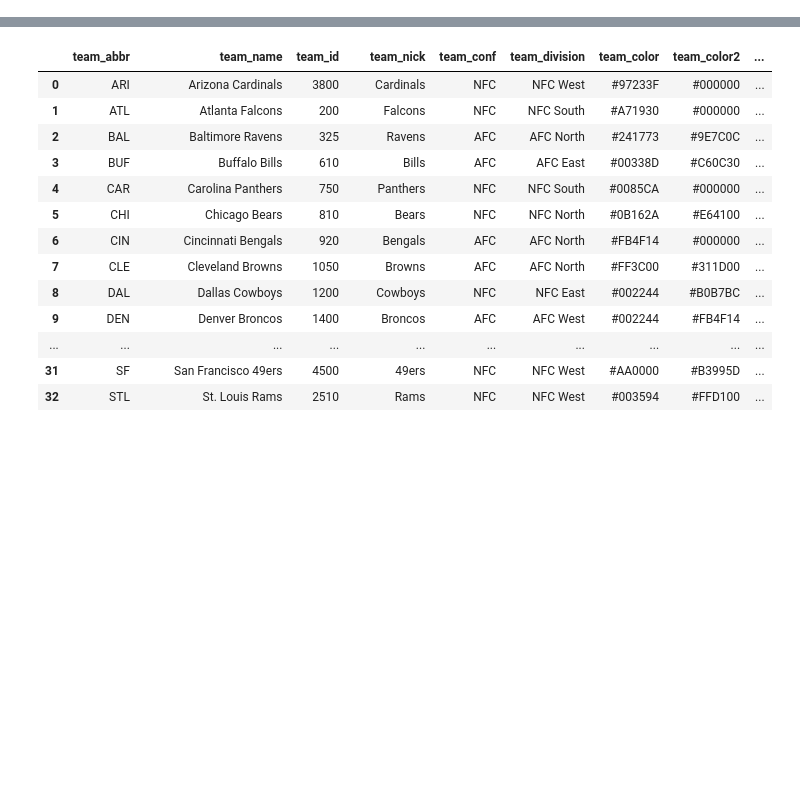
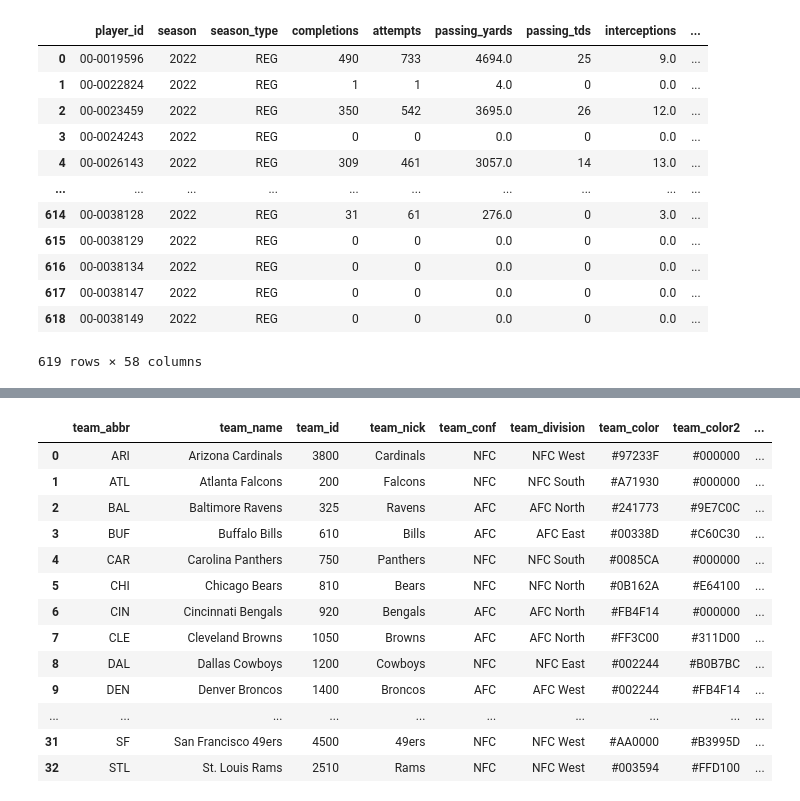
Before and after one commit to osherboudara99/NFL_Stats_Project, a Jupyter notebook: Exploration/test.ipynb, the cells around one changed output, grey strips where cells are left out. Cells and saved outputs as stored; diff of their text form; code cells hidden in the pictures; blank space fills up the shorter version.

```diff
--- a/Exploration/test.ipynb
+++ b/Exploration/test.ipynb
@@ -4,3 +4,20 @@ import numpy as np
 # import matplotlib.pyplot as plt
 # import seaborn as sns
 import nfl_data_py as nfl
+# %%
+pd.set_option('display.max_columns', None)
+nfl.import_seasonal_data(range(2022,2023))
+# %% [output]
+|  | player_id | season | season_type | completions | attempts | passing_yards | passing_tds | interceptions | ... |
+| 0 | 00-0019596 | 2022 | REG | 490 | 733 | 4694.0 | 25 | 9.0 | ... |
+| 1 | 00-0022824 | 2022 | REG | 1 | 1 | 4.0 | 0 | 0.0 | ... |
+| 2 | 00-0023459 | 2022 | REG | 350 | 542 | 3695.0 | 26 | 12.0 | ... |
+| 3 | 00-0024243 | 2022 | REG | 0 | 0 | 0.0 | 0 | 0.0 | ... |
+| 4 | 00-0026143 | 2022 | REG | 309 | 461 | 3057.0 | 14 | 13.0 | ... |
+| ... | ... | ... | ... | ... | ... | ... | ... | ... | ... |
+| 614 | 00-0038128 | 2022 | REG | 31 | 61 | 276.0 | 0 | 3.0 | ... |
+| 615 | 00-0038129 | 2022 | REG | 0 | 0 | 0.0 | 0 | 0.0 | ... |
+| 616 | 00-0038134 | 2022 | REG | 0 | 0 | 0.0 | 0 | 0.0 | ... |
+| 617 | 00-0038147 | 2022 | REG | 0 | 0 | 0.0 | 0 | 0.0 | ... |
+| 618 | 00-0038149 | 2022 | REG | 0 | 0 | 0.0 | 0 | 0.0 | ... |
+619 rows × 58 columns
```
Also changed, not shown: parts of 3 cells of this notebook, 4 other files.
